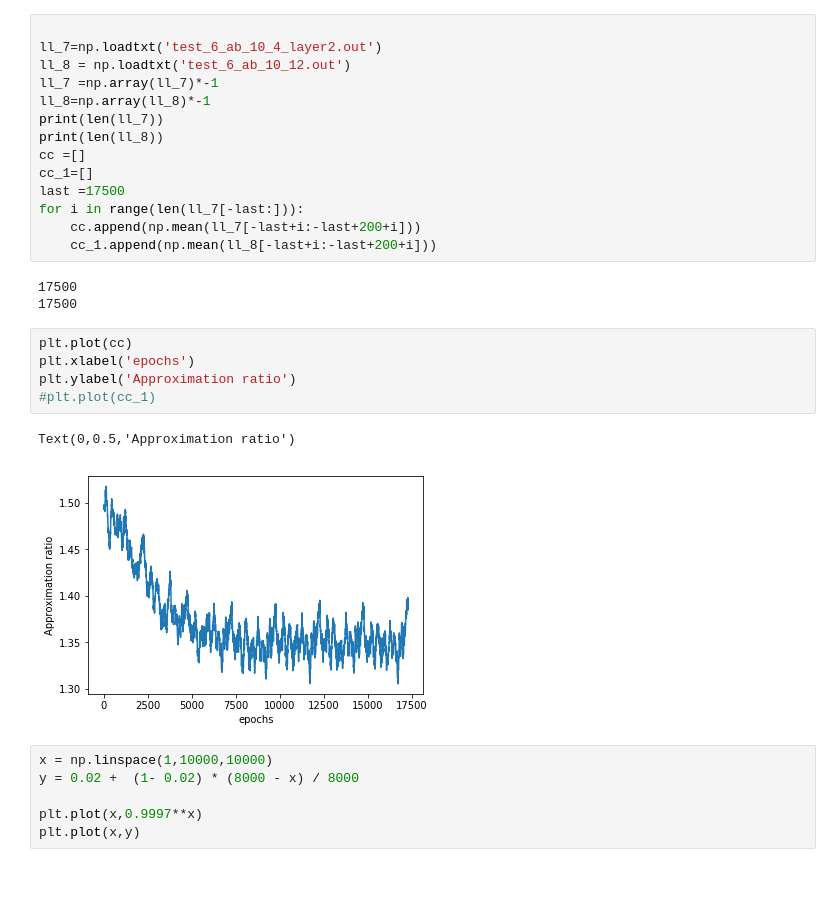
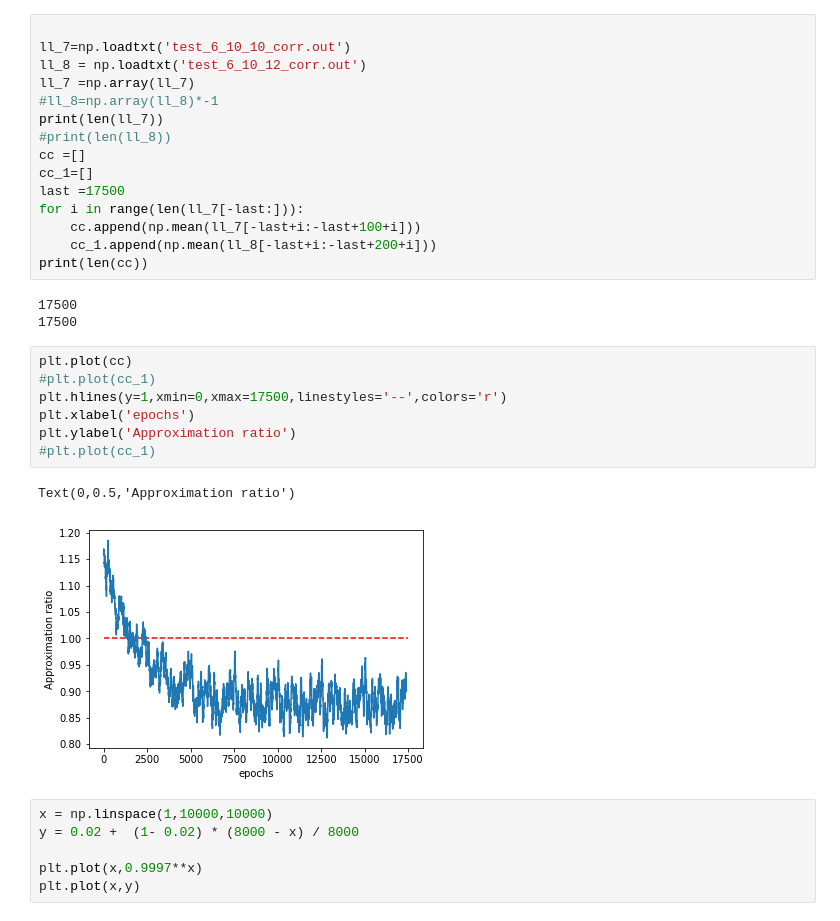
Before and after one commit to louisv123/COLGE, a Jupyter notebook: test.ipynb, the cells around one changed output. Cells and saved outputs as stored; diff of their text form; blank space fills up the shorter version.

```diff
--- a/test.ipynb
+++ b/test.ipynb
@@ -1438,29 +1438,32 @@ Text(0,0.5,'Approximation ratio')
 [figure]
 # %%
 
-ll_7=np.loadtxt('test_6_ab_10_4_layer2.out')
-ll_8 = np.loadtxt('test_6_ab_10_12.out')
-ll_7 =np.array(ll_7)*-1
-ll_8=np.array(ll_8)*-1
+ll_7=np.loadtxt('test_6_10_10_corr.out')
+ll_8 = np.loadtxt('test_6_10_12_corr.out')
+ll_7 =np.array(ll_7)
+#ll_8=np.array(ll_8)*-1
 print(len(ll_7))
-print(len(ll_8))
+#print(len(ll_8))
 cc =[]
 cc_1=[]
 last =17500
 for i in range(len(ll_7[-last:])):
-    cc.append(np.mean(ll_7[-last+i:-last+200+i]))
+    cc.append(np.mean(ll_7[-last+i:-last+100+i]))
     cc_1.append(np.mean(ll_8[-last+i:-last+200+i]))
+print(len(cc))
 # %% [output]
 17500
 17500
 # %%
 plt.plot(cc)
+#plt.plot(cc_1)
+plt.hlines(y=1,xmin=0,xmax=17500,linestyles='--',colors='r')
 plt.xlabel('epochs')
 plt.ylabel('Approximation ratio')
 #plt.plot(cc_1)
 # %% [output]
 Text(0,0.5,'Approximation ratio')
-[figure, old version]
+[figure, new version]
 # %%
 x = np.linspace(1,10000,10000)
 y = 0.02 +  (1- 0.02) * (8000 - x) / 8000
```
Also changed, not shown: 1 other file.
